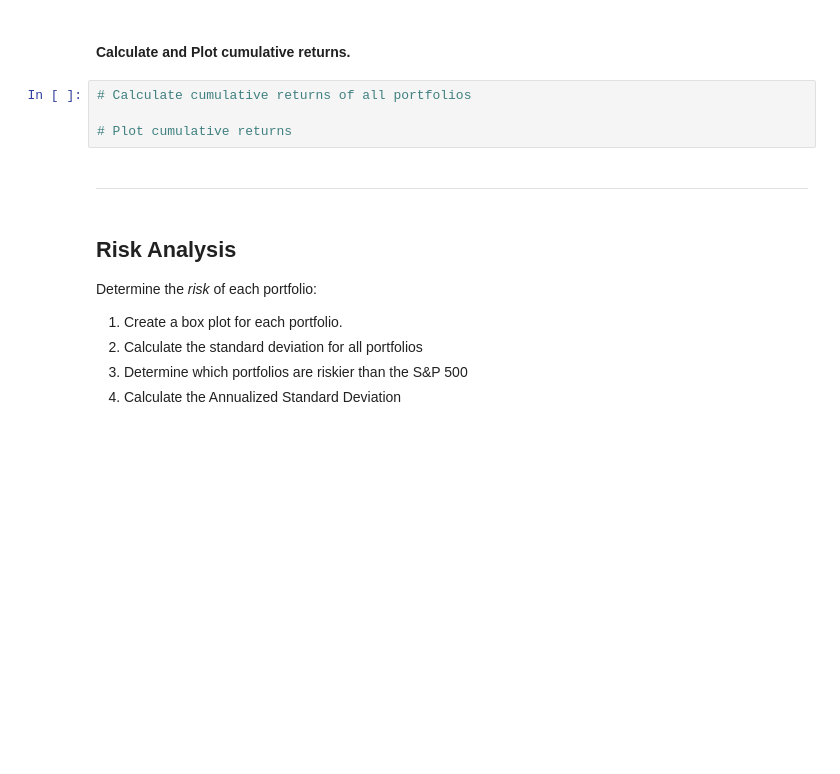
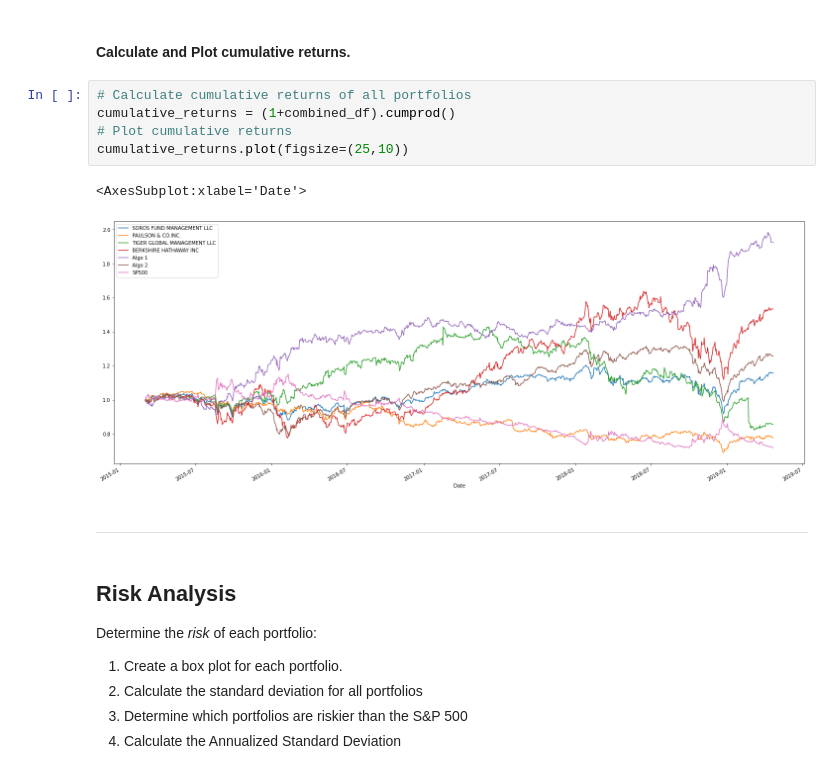
Before and after one commit to crisstelista/FinTech-Bootcamp, a Jupyter notebook: PREWORK_CP/Module-4/Homework/whale_analysis.ipynb, the cells around one changed output. Saved outputs shown, nothing was run; the diff lists cells and outputs as text; blank space fills up the shorter version.

```diff
--- a/PREWORK_CP/Module-4/Homework/whale_analysis.ipynb
+++ b/PREWORK_CP/Module-4/Homework/whale_analysis.ipynb
@@ -199,8 +203,12 @@ In this section, you will calculate and visualize performance and risk metrics f
 #### Calculate and Plot cumulative returns.
 # %%
 # Calculate cumulative returns of all portfolios
-
+cumulative_returns = (1+combined_df).cumprod()
 # Plot cumulative returns
+cumulative_returns.plot(figsize=(25,10))
+# %% [output]
+<AxesSubplot:xlabel='Date'>
+[figure, added]
 # %% [markdown]
 ---
 # %% [markdown]
```
Also changed, not shown: parts of 6 cells of this notebook.
